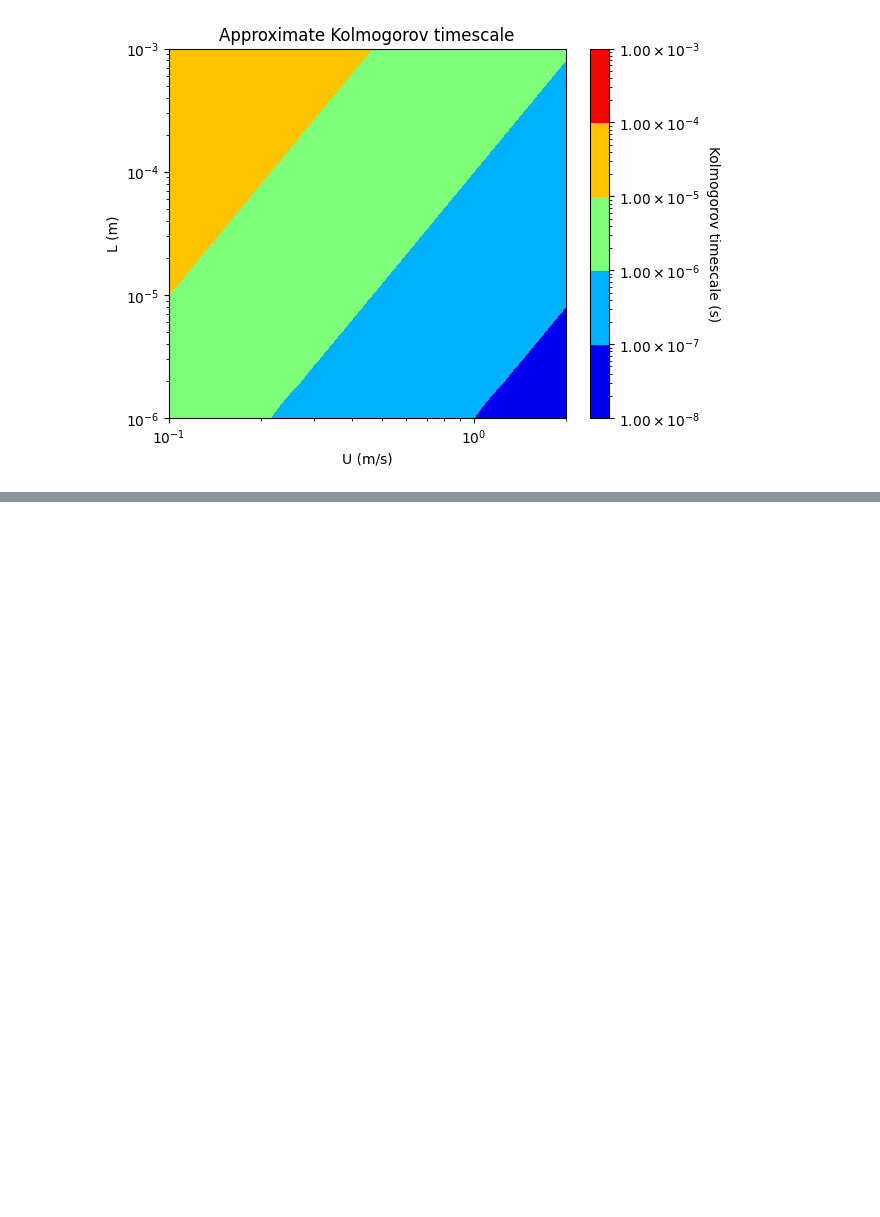
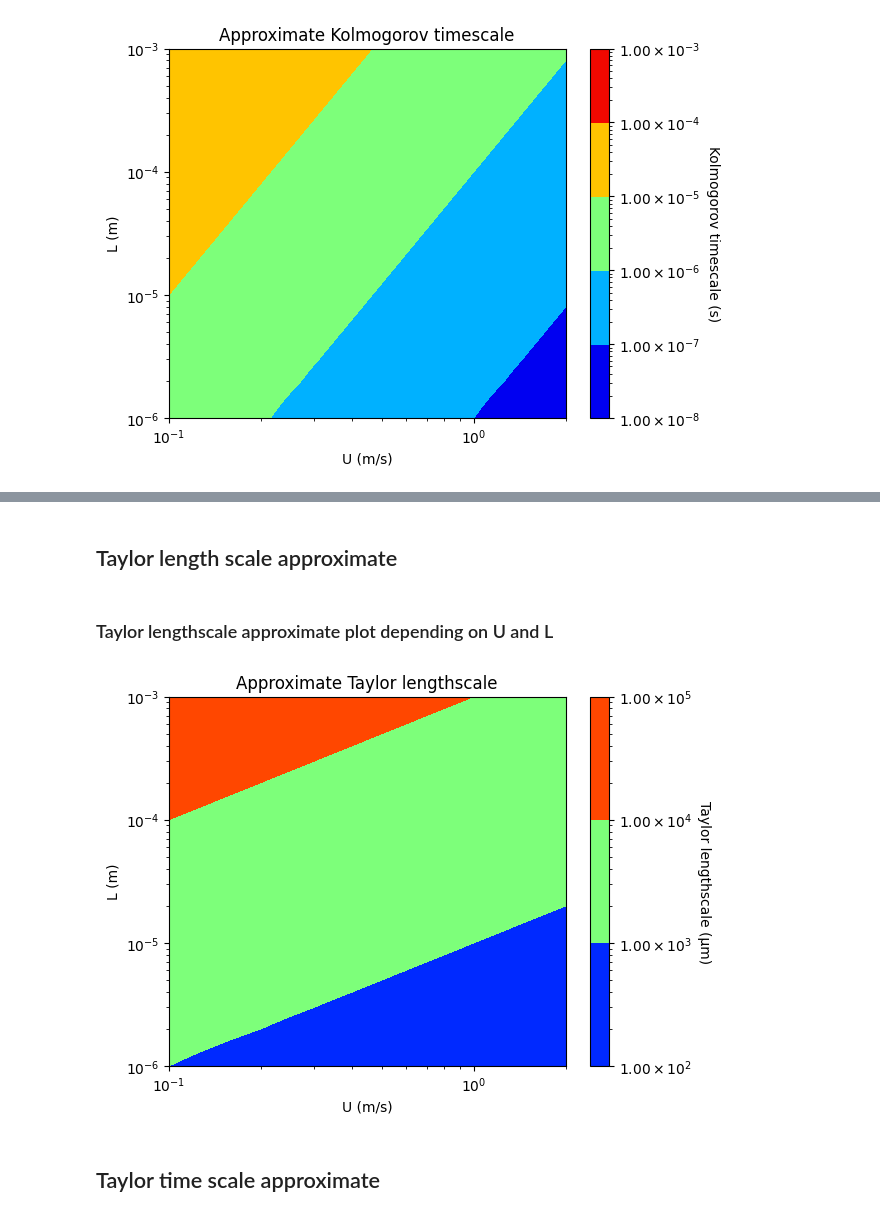
Before and after one commit to henri-avec-un-i/UPC_internship, a Jupyter notebook: caracterisation_of_turbulent_scales.ipynb, the cells around one changed output, grey strips where cells are left out. Saved outputs shown, nothing was run; the diff lists cells and outputs as text; code cells hidden in the pictures; blank space fills up the shorter version.

```diff
--- a/caracterisation_of_turbulent_scales.ipynb
+++ b/caracterisation_of_turbulent_scales.ipynb
@@ -332,0 +366,33 @@ plot_kolm_timescale_UvsL(U_list, L_list, t_eta_array, U_log_scale = True, L_log_
+# %% [markdown]
+## Taylor length scale approximate
+# %% [markdown]
+### Taylor lengthscale approximate plot depending on U and L
+# %%
+def calculate_approx_taylor_lengthscale_UvsL(U_list, L_list, kinematic_viscosity):
+    """
+    Function that calculates the approximate Taylor lengthscale for a given range of L and U.
+
+    Input:
+    - U_list: Array of characteristic speed values (in m/s)
+    - L_list: Array of characteristic length values (in meters)
+    - kinematic_viscosity: Kinematic viscosity (in m^2/s)
+
+    Output:
+    - lambda_array: Array of Taylor lengthscale values (in micrometers) for each pair of U and L values
+
+    Formula: lambda =~ (10 * L * mu / U)^0.5
+    """
+
+    # Reshape the arrays to Nx1 arrays for matrix multiplication
+    U_list_reshaped = np.reshape(U_list, (np.size(U_list), 1))
+    L_list_reshaped = np.reshape(L_list, (np.size(L_list), 1))
+
+    # Calculate Taylor lengthscale
+    numerator = 10 * L_list_reshaped * kinematic_viscosity
+    denominator = U_list_reshaped ** -1
+    lambda_array = (numerator @ denominator.T) ** 0.5  # Values of Taylor lengthscale (Approximate) in meter
+    lambda_array = lambda_array * 1e6  # Conversion to micrometers
+
+    return lambda_array
+# %%
+lambda_array = calculate_approx_taylor_lengthscale_UvsL(U_list, L_list, kinematic_viscosity)
@@ -332,0 +450,6 @@ plot_kolm_timescale_UvsL(U_list, L_list, t_eta_array, U_log_scale = True, L_log_
+# %%
+plot_taylor_lengthscale_UvsL(U_list, L_list, lambda_array, U_log_scale=True, L_log_scale=True, lambda_array_log_scale=True, colormap='jet', nbr_of_contours=10)
+# %% [output]
+[figure, added]
+# %% [markdown]
+## Taylor time scale approximate
```
Also changed, not shown: parts of 16 cells of this notebook.
